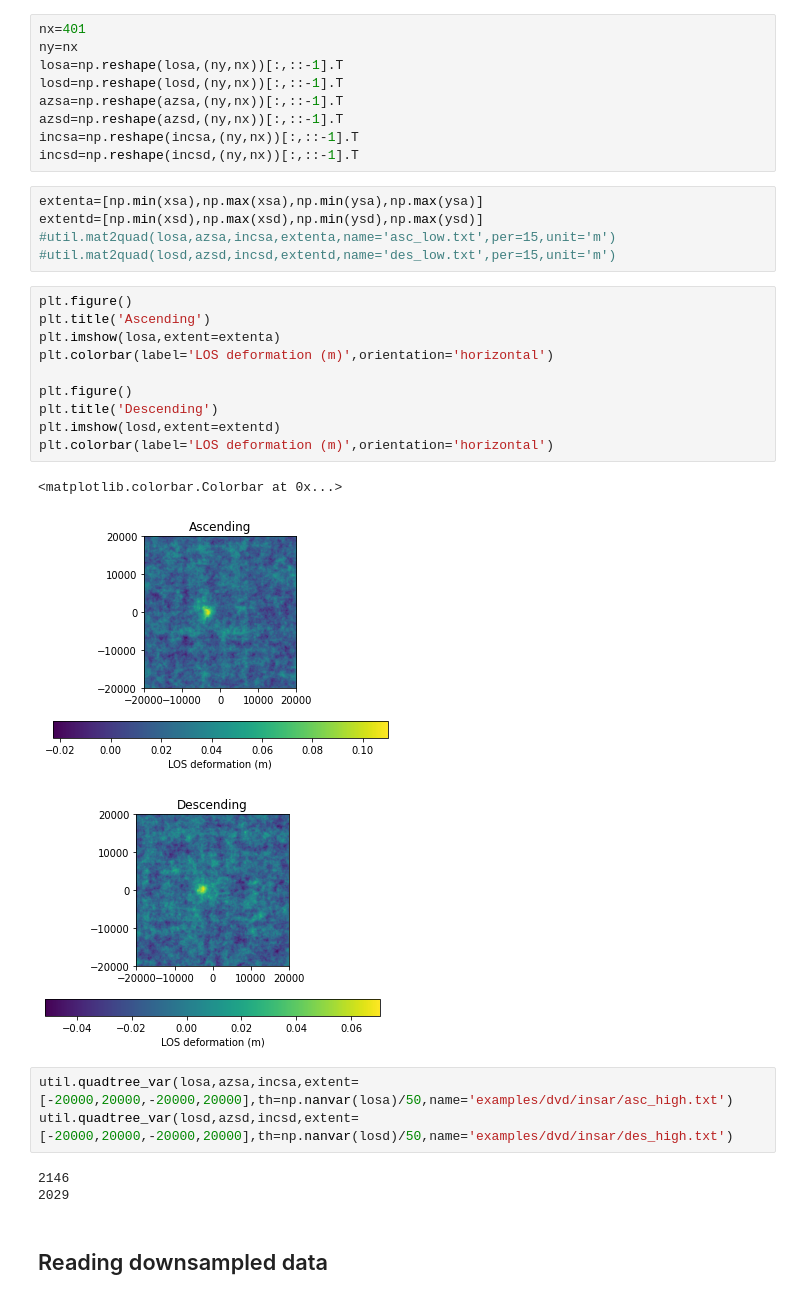
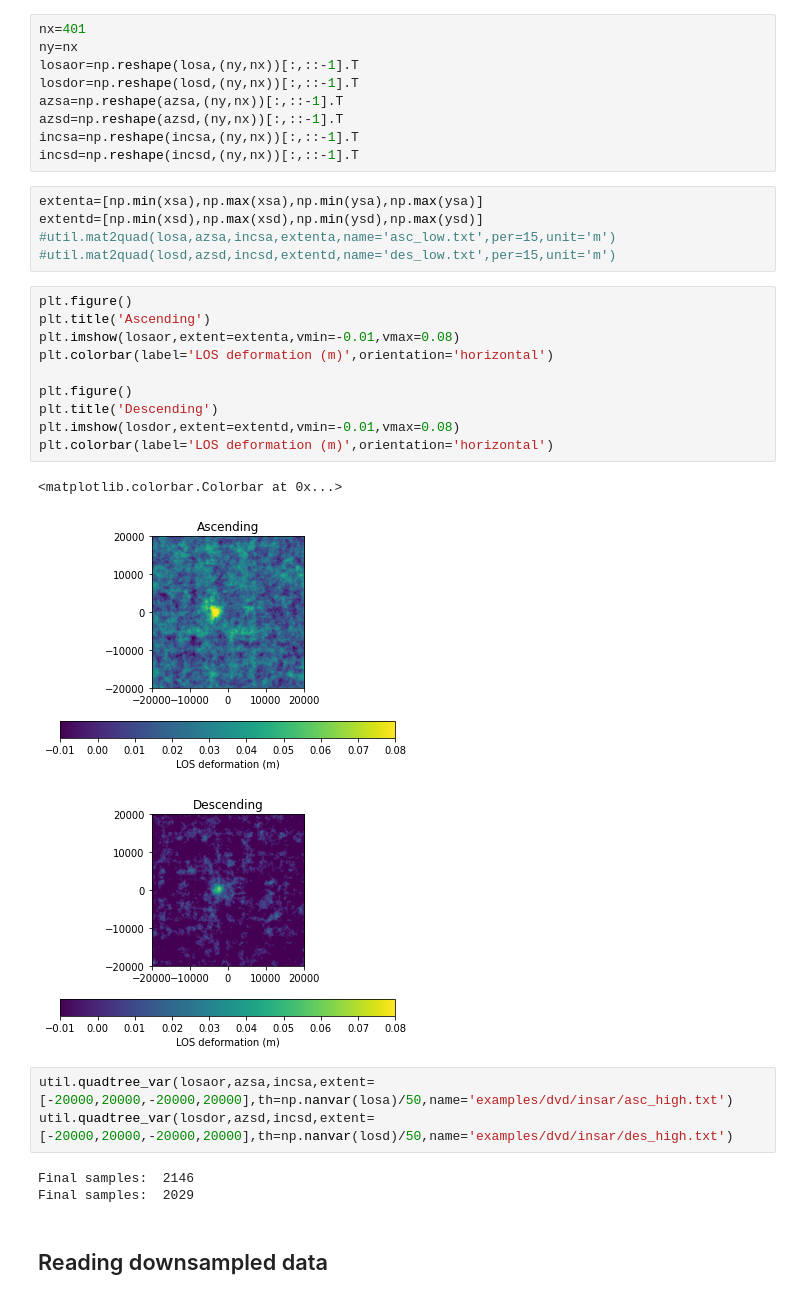
Before and after one commit to uafgeotools/vmod, a Jupyter notebook: dvd_insar_high_off.ipynb, the cells around one changed output. Drawn from its saved outputs; the diff is of its cells as text.

```diff
--- a/dvd_insar_high_off.ipynb
+++ b/dvd_insar_high_off.ipynb
@@ -26,8 +26,8 @@ incsd=np.radians(incsd)
 # %%
 nx=401
 ny=nx
-losa=np.reshape(losa,(ny,nx))[:,::-1].T
-losd=np.reshape(losd,(ny,nx))[:,::-1].T
+losaor=np.reshape(losa,(ny,nx))[:,::-1].T
+losdor=np.reshape(losd,(ny,nx))[:,::-1].T
 azsa=np.reshape(azsa,(ny,nx))[:,::-1].T
 azsd=np.reshape(azsd,(ny,nx))[:,::-1].T
 incsa=np.reshape(incsa,(ny,nx))[:,::-1].T
@@ -40,23 +40,23 @@ extentd=[np.min(xsd),np.max(xsd),np.min(ysd),np.max(ysd)]
 # %%
 plt.figure()
 plt.title('Ascending')
-plt.imshow(losa,extent=extenta)
+plt.imshow(losaor,extent=extenta,vmin=-0.01,vmax=0.08)
 plt.colorbar(label='LOS deformation (m)',orientation='horizontal')
 
 plt.figure()
 plt.title('Descending')
-plt.imshow(losd,extent=extentd)
+plt.imshow(losdor,extent=extentd,vmin=-0.01,vmax=0.08)
 plt.colorbar(label='LOS deformation (m)',orientation='horizontal')
 # %% [output]
 <matplotlib.colorbar.Colorbar at 0x...>
-[figure, old version]
+[figure, new version]
-[figure, old version]
+[figure, new version]
 # %%
-util.quadtree_var(losa,azsa,incsa,extent=[-20000,20000,-20000,20000],th=np.nanvar(losa)/50,name='examples/dvd/insar/asc_high.txt')
-util.quadtree_var(losd,azsd,incsd,extent=[-20000,20000,-20000,20000],th=np.nanvar(losd)/50,name='examples/dvd/insar/des_high.txt')
+util.quadtree_var(losaor,azsa,incsa,extent=[-20000,20000,-20000,20000],th=np.nanvar(losa)/50,name='examples/dvd/insar/asc_high.txt')
+util.quadtree_var(losdor,azsd,incsd,extent=[-20000,20000,-20000,20000],th=np.nanvar(losd)/50,name='examples/dvd/insar/des_high.txt')
 # %% [output]
-2146
-2029
+Final samples:  2146
+Final samples:  2029
 # %% [markdown]
 ## Reading downsampled data
 # %%
```
Also changed, not shown: parts of 6 cells of this notebook, 12 other files.
